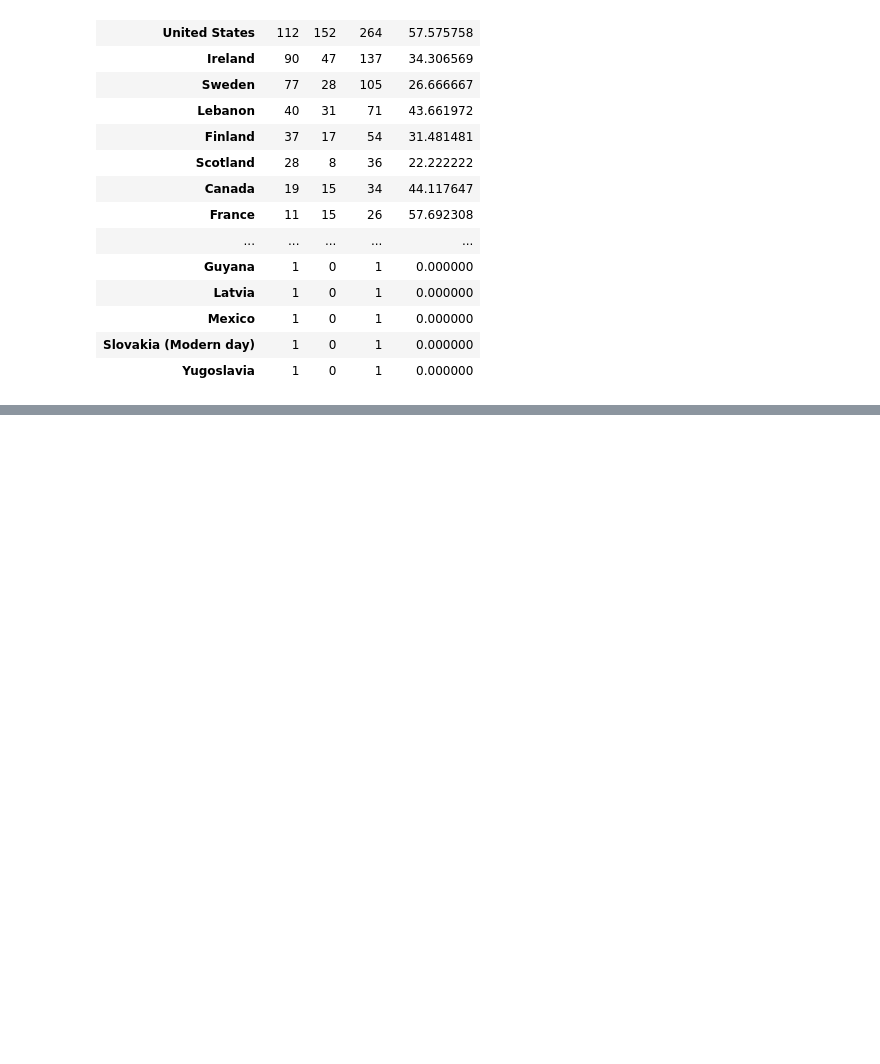
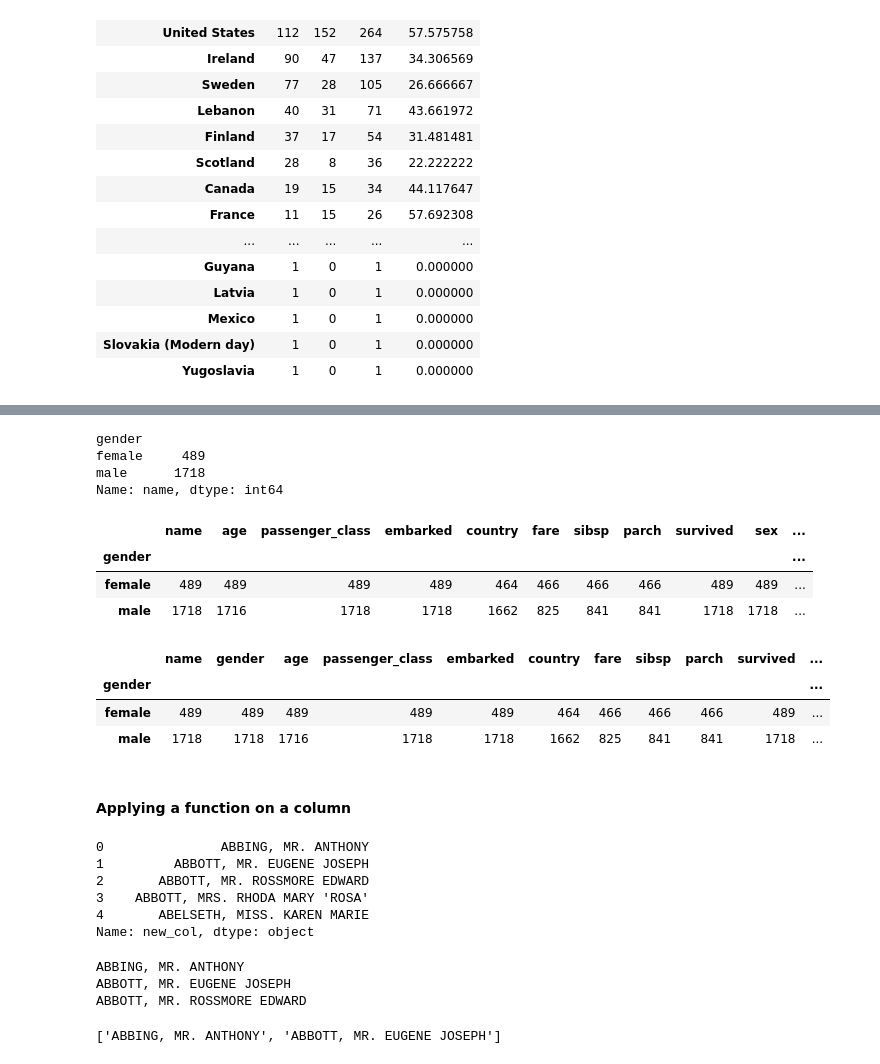
Before and after one commit to PrajwalLuitel/lambton_college_assessments, a Jupyter notebook: python_v2/class_practice/practice4.ipynb, the cells around one changed output, grey strips where cells are left out. Cells and saved outputs as stored; diff of their text form; code cells hidden in the pictures; blank space fills up the shorter version.

Commit message:
apply and list comprehension

```diff
--- a/python_v2/class_practice/practice4.ipynb
+++ b/python_v2/class_practice/practice4.ipynb
@@ -414,0 +417,3 @@ crosstab.sort_values(['total', 'percentage'], ascending=False)
+# %%
+titanic_df['company'] = titanic_df['sibsp']+titanic_df['parch']
+titanic_df.groupby('gender')['company'].mean()
@@ -414,0 +441,47 @@ crosstab.sort_values(['total', 'percentage'], ascending=False)
+# %%
+titanic_df.groupby('gender')['name'].count()
+# %% [output]
+gender
+female     489
+male      1718
+Name: name, dtype: int64
+# %%
+titanic_df.groupby('gender').count()
+# %% [output]
+|  | name | age | passenger_class | embarked | country | fare | sibsp | parch | survived | sex | ... |
+| gender |  |  |  |  |  |  |  |  |  |  | ... |
+| female | 489 | 489 | 489 | 489 | 464 | 466 | 466 | 466 | 489 | 489 | ... |
+| male | 1718 | 1716 | 1718 | 1718 | 1662 | 825 | 841 | 841 | 1718 | 1718 | ... |
+# %%
+titanic_df.groupby('gender').apply(lambda x : x.count())
+# %% [output]
+|  | name | gender | age | passenger_class | embarked | country | fare | sibsp | parch | survived | ... |
+| gender |  |  |  |  |  |  |  |  |  |  | ... |
+| female | 489 | 489 | 489 | 489 | 489 | 464 | 466 | 466 | 466 | 489 | ... |
+| male | 1718 | 1718 | 1716 | 1718 | 1718 | 1662 | 825 | 841 | 841 | 1718 | ... |
+# %% [markdown]
+#### Applying a function on a column
+# %%
+def uppercase(x:str):
+    return x.upper()
+
+titanic_df['new_col'] = titanic_df['name'].apply(uppercase)
+titanic_df['new_col'].head()
+# %% [output]
+0               ABBING, MR. ANTHONY
+1         ABBOTT, MR. EUGENE JOSEPH
+2       ABBOTT, MR. ROSSMORE EDWARD
+3    ABBOTT, MRS. RHODA MARY 'ROSA'
+4       ABELSETH, MISS. KAREN MARIE
+Name: new_col, dtype: object
+# %%
+for x in titanic_df['name'][:3]:
+    print(x.upper())
+# %% [output]
+ABBING, MR. ANTHONY
+ABBOTT, MR. EUGENE JOSEPH
+ABBOTT, MR. ROSSMORE EDWARD
+# %%
+[w.upper() for w in titanic_df['name'][:2]]
+# %% [output]
+['ABBING, MR. ANTHONY', 'ABBOTT, MR. EUGENE JOSEPH']
```
Also changed, not shown: parts of 4 cells of this notebook.
